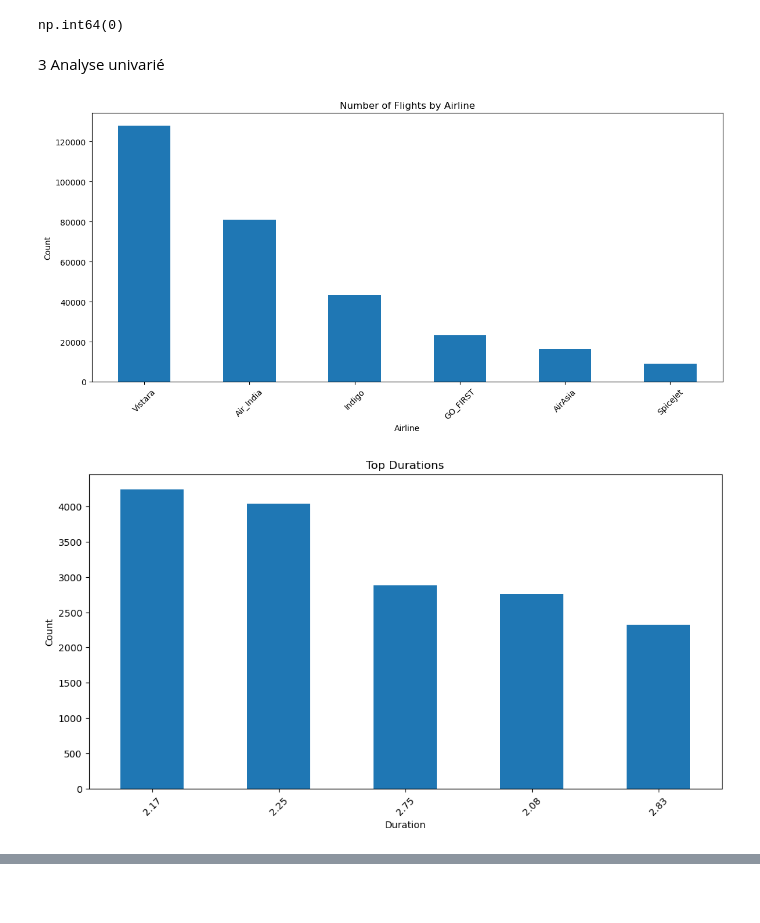
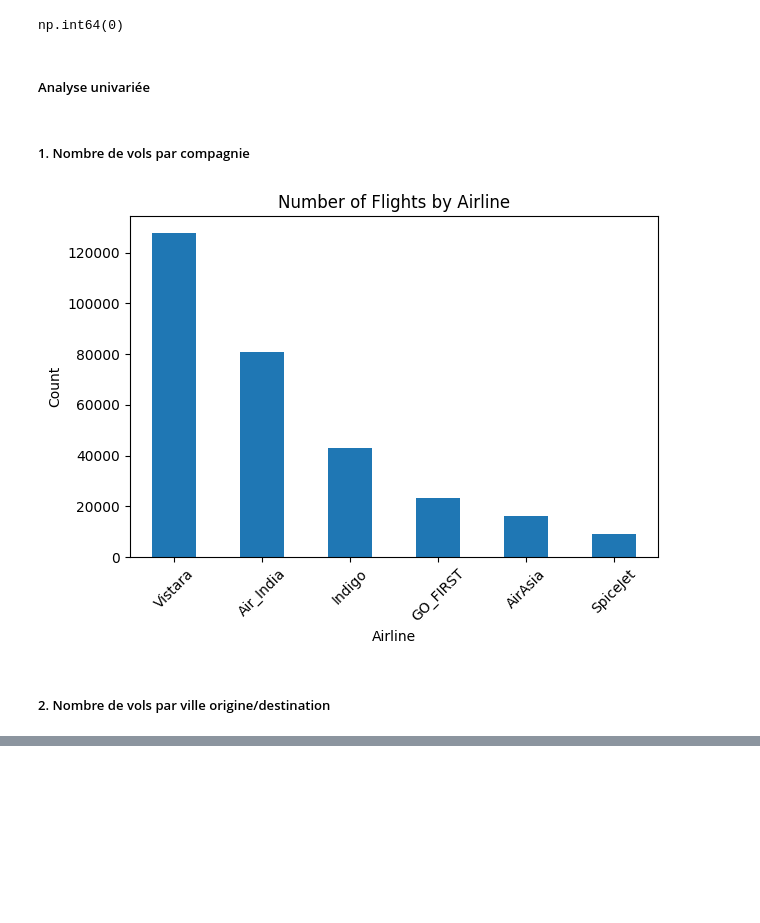
Before and after one commit to ussef37/WEEK_14_Flight_Price_ML, a Jupyter notebook: Machine_Learning_Prediction_Prix_billet_avion.ipynb, the cells around one changed output, grey strips where cells are left out. Saved outputs shown, nothing was run; the diff lists cells and outputs as text; code cells hidden in the pictures; blank space fills up the shorter version.

```diff
--- a/Machine_Learning_Prediction_Prix_billet_avion.ipynb
+++ b/Machine_Learning_Prediction_Prix_billet_avion.ipynb
@@ -41,13 +51,5 @@ memory usage: 27.5+ MB
 | class            | Catégorielle nominale                     |
 | departure_time   | Ordinale                                  |
 | arrival_time     | Ordinale                                  |
-# %%
-df['airline'] = df['airline'].astype('category')
-df['source_city'] = df['source_city'].astype('category')
-df['departure_time'] = df['departure_time'].astype('category')
-df['stops'] = df['stops'].astype('category')
-df['arrival_time'] = df['arrival_time'].astype('category')
-df['destination_city'] = df['destination_city'].astype('category')
-df['class'] = df['class'].astype('category')
 # %%
 df = df.drop(columns= 'Unnamed: 0')
@@ -91,33 +72,24 @@ dtype: int64
 df.duplicated().sum()
 # %% [output]
 np.int64(0)
-# %% [markdown]
-3  Analyse univarié
+# %% [markdown]
+##### Analyse univariée #####
+# %% [markdown]
+##### 1. Nombre de vols par compagnie #####
 # %%
-plt.figure(figsize=(12,6))
+plt.figure()
 
 df["airline"].value_counts().plot(kind="bar")
 
 plt.xticks(rotation=45)
 plt.title("Number of Flights by Airline")
 plt.xlabel("Airline")
 plt.ylabel("Count")
 
 plt.tight_layout()
 plt.show()
 # %% [output]
-[figure, old version]
+[figure, new version]
-# %%
-plt.figure(figsize=(12,6))
-
-df['duration'].value_counts().head().plot(kind='bar')
-
-plt.xticks(rotation=45)
-plt.title("Top Durations")
-plt.xlabel("Duration")
-plt.ylabel("Count")
-
-plt.show()
-# %% [output]
-[figure, removed]
+# %% [markdown]
+##### 2. Nombre de vols par ville origine/destination  #####
 # %%
```
Also changed, not shown: parts of 36 cells of this notebook.
